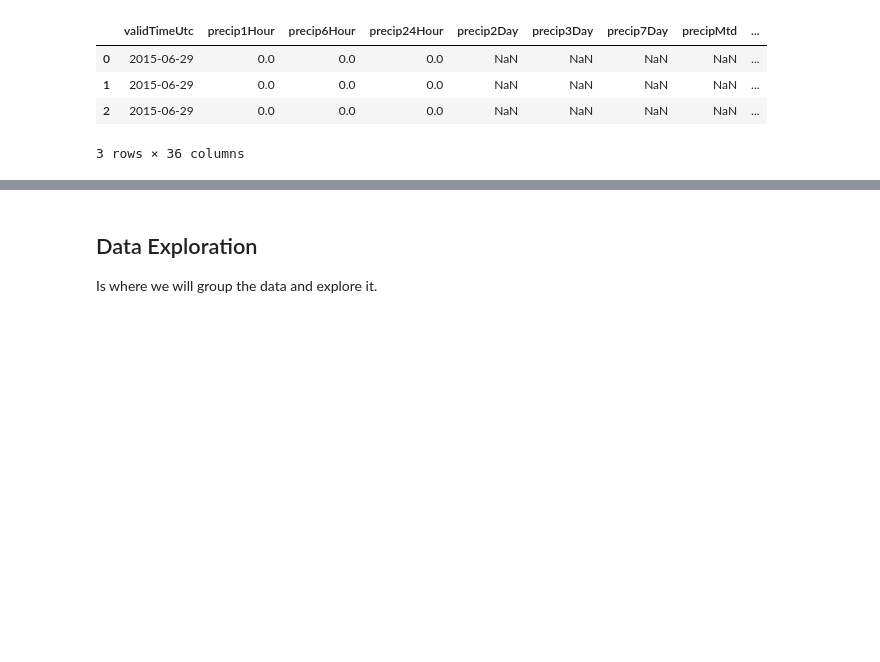
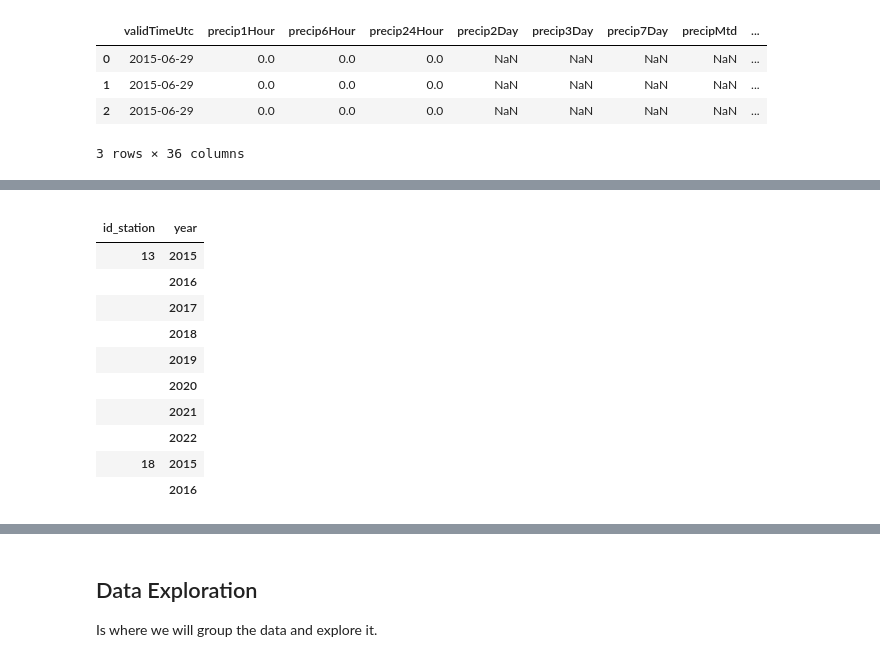
Before and after one commit to Savitar-Hub/sales-forecasting, a Jupyter notebook: wine-production/1. Exploratory Data Analysis.ipynb, the cells around one changed output, grey strips where cells are left out. Saved outputs shown, nothing was run; the diff lists cells and outputs as text; code cells hidden in the pictures; blank space fills up the shorter version.

```diff
--- a/wine-production/1. Exploratory Data Analysis.ipynb
+++ b/wine-production/1. Exploratory Data Analysis.ipynb
@@ -312,0 +372,21 @@ meteo_df_pre_proc.head(3)
+# %%
+unique_id_station = meteo_df_pre_proc.ID_ESTACION.unique()
+iterables = [unique_id_station, range(meteo_df_pre_proc.year.min(), meteo_df_pre_proc.year.max() + 1)]
+
+indices = pd.MultiIndex.from_product(iterables, names=['id_station', 'year'])
+
+meteo_df_metrics = pd.DataFrame(index=indices)
+meteo_df_metrics.head(10)
+# %% [output]
+|  |  |
+| id_station | year |
+| 13 | 2015 |
+|  | 2016 |
+|  | 2017 |
+|  | 2018 |
+|  | 2019 |
+|  | 2020 |
+|  | 2021 |
+|  | 2022 |
+| 18 | 2015 |
+|  | 2016 |
```
Also changed, not shown: parts of 6 cells of this notebook.
